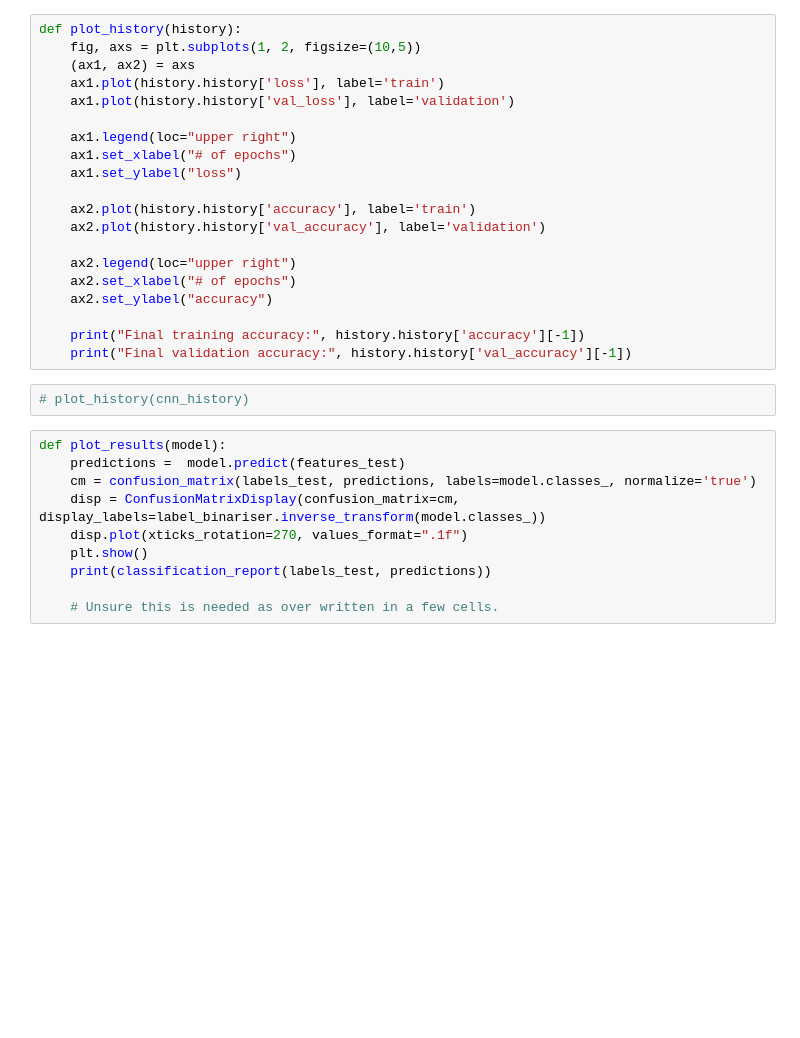
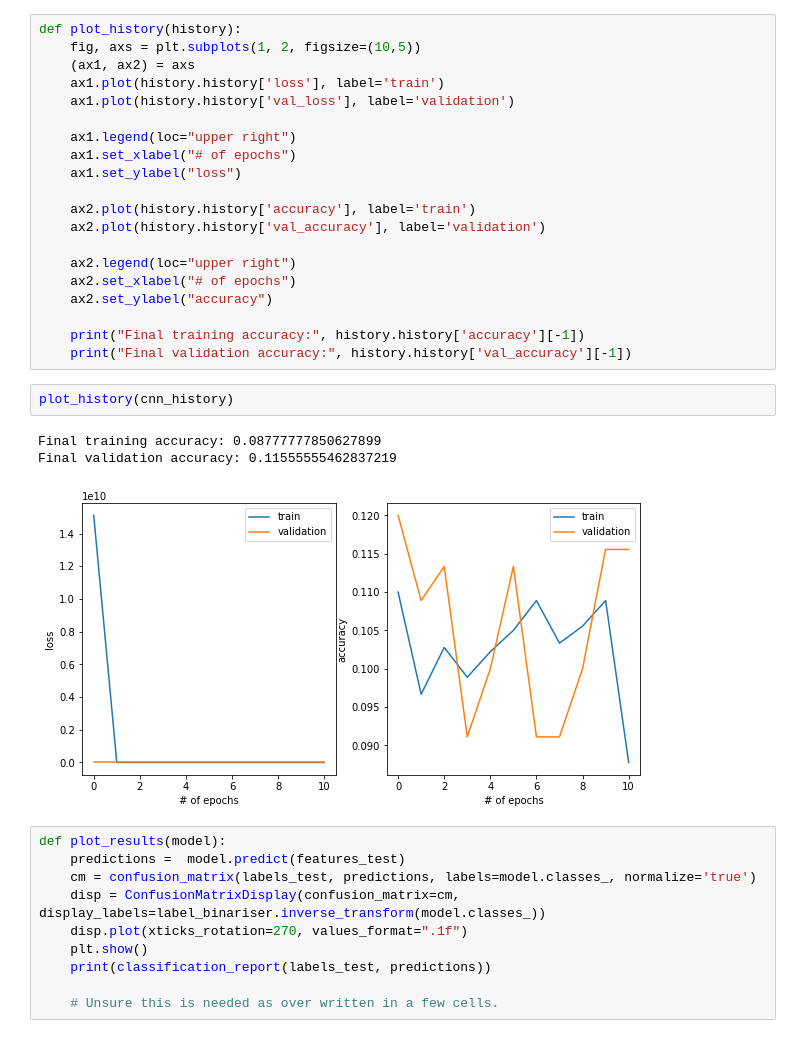
Before and after one commit to mikekuk/VPN_de-anonymiser, a Jupyter notebook: ml_test.ipynb, the cells around one changed output. Saved outputs shown, nothing was run; the diff lists cells and outputs as text; blank space fills up the shorter version.

```diff
--- a/ml_test.ipynb
+++ b/ml_test.ipynb
@@ -157,8 +152,12 @@ def plot_history(history):
 
     print("Final training accuracy:", history.history['accuracy'][-1])
     print("Final validation accuracy:", history.history['val_accuracy'][-1])
-# %%
-# plot_history(cnn_history)
+# %%
+plot_history(cnn_history)
+# %% [output]
+Final training accuracy: 0.08777777850627899
+Final validation accuracy: 0.11555555462837219
+[figure, added]
 # %%
 def plot_results(model):
     predictions =  model.predict(features_test)
```
Also changed, not shown: parts of 19 cells of this notebook, 7 other files.
